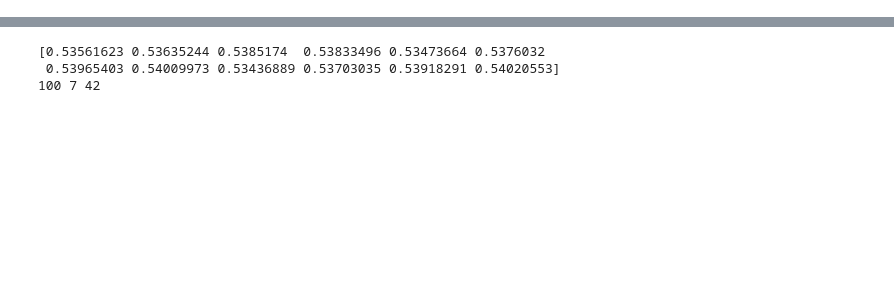
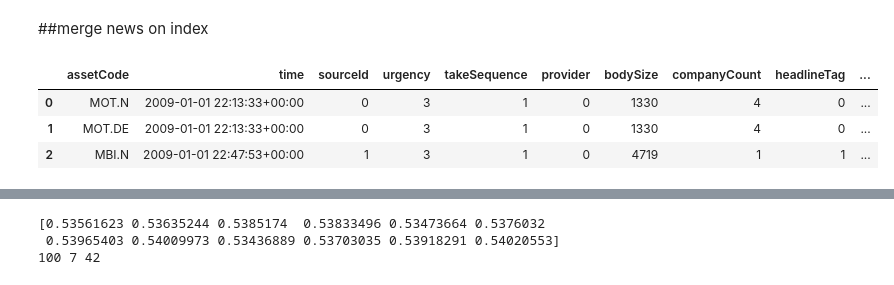
Before and after one commit to namnnb47/predict-stock, a Jupyter notebook: vef_2sigma_modeling.ipynb, the cells around one changed output, grey strips where cells are left out. Saved outputs shown, nothing was run; the diff lists cells and outputs as text; code cells hidden in the pictures; blank space fills up the shorter version.

```diff
--- a/vef_2sigma_modeling.ipynb
+++ b/vef_2sigma_modeling.ipynb
@@ -58,2 +69,3 @@ market_dt[market_null_list] = imp.transform(market_dt[market_null_list])
 # %%
-news_dt = pd.read_csv('dataset/news_market_train_uni1_v1.csv')
+news_dt = pd.read_csv('news_market_train_uni1_v1.csv')
+news_dt = news_dt[news_dt['time'] >= '2009-01-01 22:00:00+0000']
@@ -288,0 +349,16 @@ def prep_data(market_train_df, news_train_df):
+# %%
+def unstack_asset_codes(news_train):
+    codes = []
+    indexes = []
+    for i, values in news_train['assetCodes'].iteritems():
+        explode = values.split(", ")
+        codes.extend(explode)
+        repeat_index = [int(i)]*len(explode)
+        indexes.extend(repeat_index)
+    index_df = pd.DataFrame({'news_index': indexes, 'assetCode': codes})
+    del codes, indexes
+    gc.collect()
+    return index_df
+
+index_df = unstack_asset_codes(news_dt)
+index_df.head()
@@ -288,0 +372,20 @@ def prep_data(market_train_df, news_train_df):
+# %% [markdown]
+##merge news on index
+# %%
+def merge_news_on_index(news_train, index_df):
+    news_train['news_index'] = news_train.index.copy()
+
+    # Merge news on unstacked assets
+    news_unstack = index_df.merge(news_train, how='left', on='news_index')
+    news_unstack.drop(['news_index', 'assetCodes'], axis=1, inplace=True)
+    return news_unstack
+
+news_unstack = merge_news_on_index(news_dt, index_df)
+del news_dt, index_df
+gc.collect()
+news_unstack.head(3)
+# %% [output]
+|  | assetCode | time | sourceId | urgency | takeSequence | provider | bodySize | companyCount | headlineTag | ... |
+| 0 | MOT.N | 2009-01-01 22:13:33+00:00 | 0 | 3 | 1 | 0 | 1330 | 4 | 0 | ... |
+| 1 | MOT.DE | 2009-01-01 22:13:33+00:00 | 0 | 3 | 1 | 0 | 1330 | 4 | 0 | ... |
+| 2 | MBI.N | 2009-01-01 22:47:53+00:00 | 1 | 3 | 1 | 0 | 4719 | 1 | 1 | ... |
```
Also changed, not shown: parts of 51 cells of this notebook.
